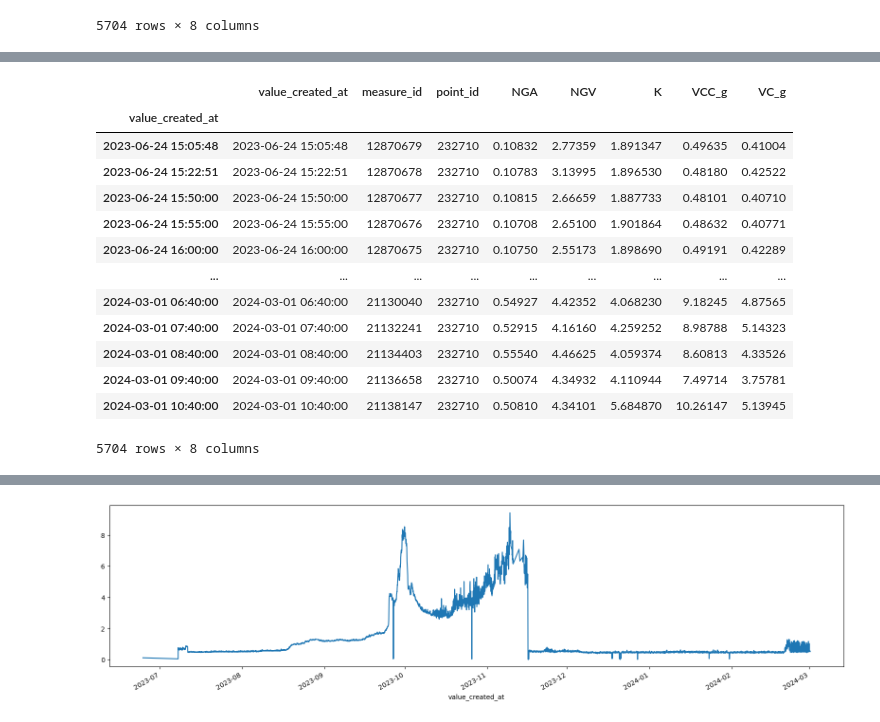
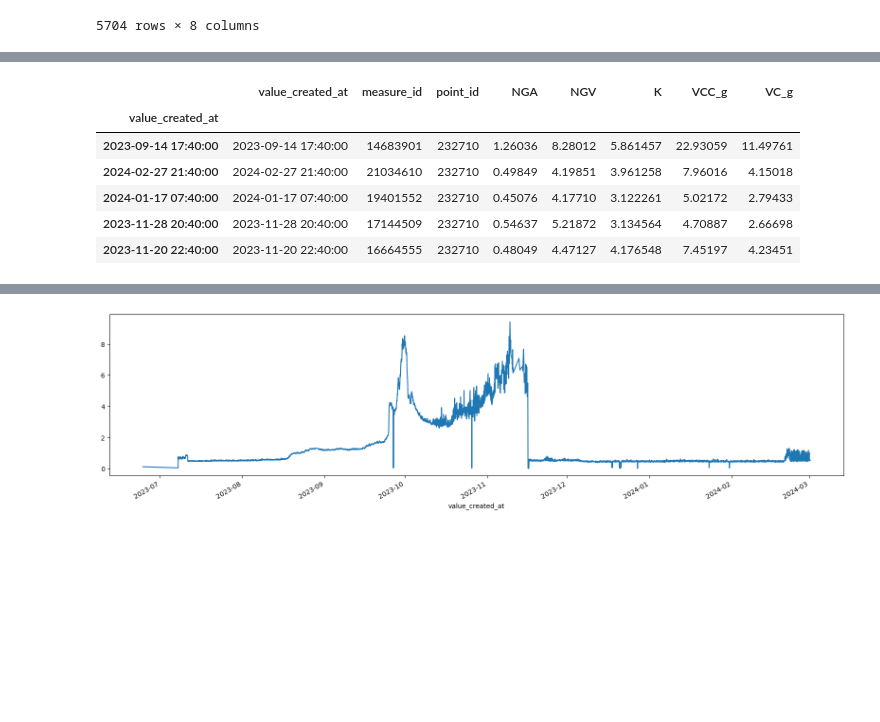
Before and after one commit to Abdelhamid2c/anomaly-detection-in-time-series-based-on-statistical-features-and-forcasting, a Jupyter notebook: Forcasting/5_ltsm_on_nga_15days.ipynb, the cells around one changed output, grey strips where cells are left out. Cells and saved outputs as stored; diff of their text form; code cells hidden in the pictures; blank space fills up the shorter version.

```diff
--- a/Forcasting/5_ltsm_on_nga_15days.ipynb
+++ b/Forcasting/5_ltsm_on_nga_15days.ipynb
@@ -49,17 +32,10 @@ df2.index = pd.to_datetime(df2['value_created_at'])
 # %%
-df
+df.sample(5)
 # %% [output]
 |  | value_created_at | measure_id | point_id | NGA | NGV | K | VCC_g | VC_g |
 | value_created_at |  |  |  |  |  |  |  |  |
-| 2023-06-24 15:05:48 | 2023-06-24 15:05:48 | 12870679 | 232710 | 0.10832 | 2.77359 | 1.891347 | 0.49635 | 0.41004 |
-| 2023-06-24 15:22:51 | 2023-06-24 15:22:51 | 12870678 | 232710 | 0.10783 | 3.13995 | 1.896530 | 0.48180 | 0.42522 |
-| 2023-06-24 15:50:00 | 2023-06-24 15:50:00 | 12870677 | 232710 | 0.10815 | 2.66659 | 1.887733 | 0.48101 | 0.40710 |
-| 2023-06-24 15:55:00 | 2023-06-24 15:55:00 | 12870676 | 232710 | 0.10708 | 2.65100 | 1.901864 | 0.48632 | 0.40771 |
-| 2023-06-24 16:00:00 | 2023-06-24 16:00:00 | 12870675 | 232710 | 0.10750 | 2.55173 | 1.898690 | 0.49191 | 0.42289 |
-| ... | ... | ... | ... | ... | ... | ... | ... | ... |
-| 2024-03-01 06:40:00 | 2024-03-01 06:40:00 | 21130040 | 232710 | 0.54927 | 4.42352 | 4.068230 | 9.18245 | 4.87565 |
-| 2024-03-01 07:40:00 | 2024-03-01 07:40:00 | 21132241 | 232710 | 0.52915 | 4.16160 | 4.259252 | 8.98788 | 5.14323 |
-| 2024-03-01 08:40:00 | 2024-03-01 08:40:00 | 21134403 | 232710 | 0.55540 | 4.46625 | 4.059374 | 8.60813 | 4.33526 |
-| 2024-03-01 09:40:00 | 2024-03-01 09:40:00 | 21136658 | 232710 | 0.50074 | 4.34932 | 4.110944 | 7.49714 | 3.75781 |
-| 2024-03-01 10:40:00 | 2024-03-01 10:40:00 | 21138147 | 232710 | 0.50810 | 4.34101 | 5.684870 | 10.26147 | 5.13945 |
+| 2023-09-14 17:40:00 | 2023-09-14 17:40:00 | 14683901 | 232710 | 1.26036 | 8.28012 | 5.861457 | 22.93059 | 11.49761 |
+| 2024-02-27 21:40:00 | 2024-02-27 21:40:00 | 21034610 | 232710 | 0.49849 | 4.19851 | 3.961258 | 7.96016 | 4.15018 |
+| 2024-01-17 07:40:00 | 2024-01-17 07:40:00 | 19401552 | 232710 | 0.45076 | 4.17710 | 3.122261 | 5.02172 | 2.79433 |
+| 2023-11-28 20:40:00 | 2023-11-28 20:40:00 | 17144509 | 232710 | 0.54637 | 5.21872 | 3.134564 | 4.70887 | 2.66698 |
+| 2023-11-20 22:40:00 | 2023-11-20 22:40:00 | 16664555 | 232710 | 0.48049 | 4.47127 | 4.176548 | 7.45197 | 4.23451 |
-5704 rows × 8 columns
```
Also changed, not shown: parts of 21 cells of this notebook, 7 other files.
